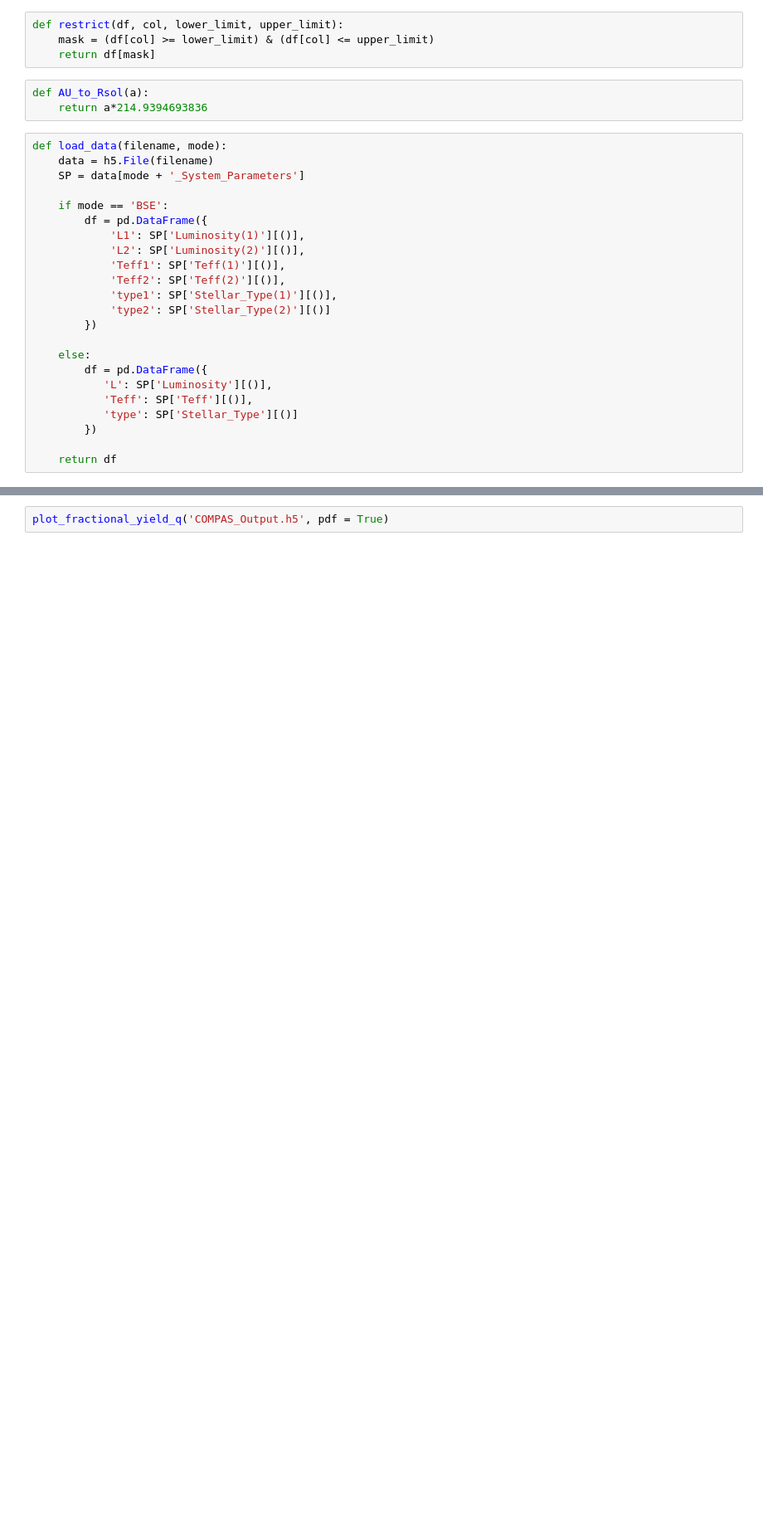
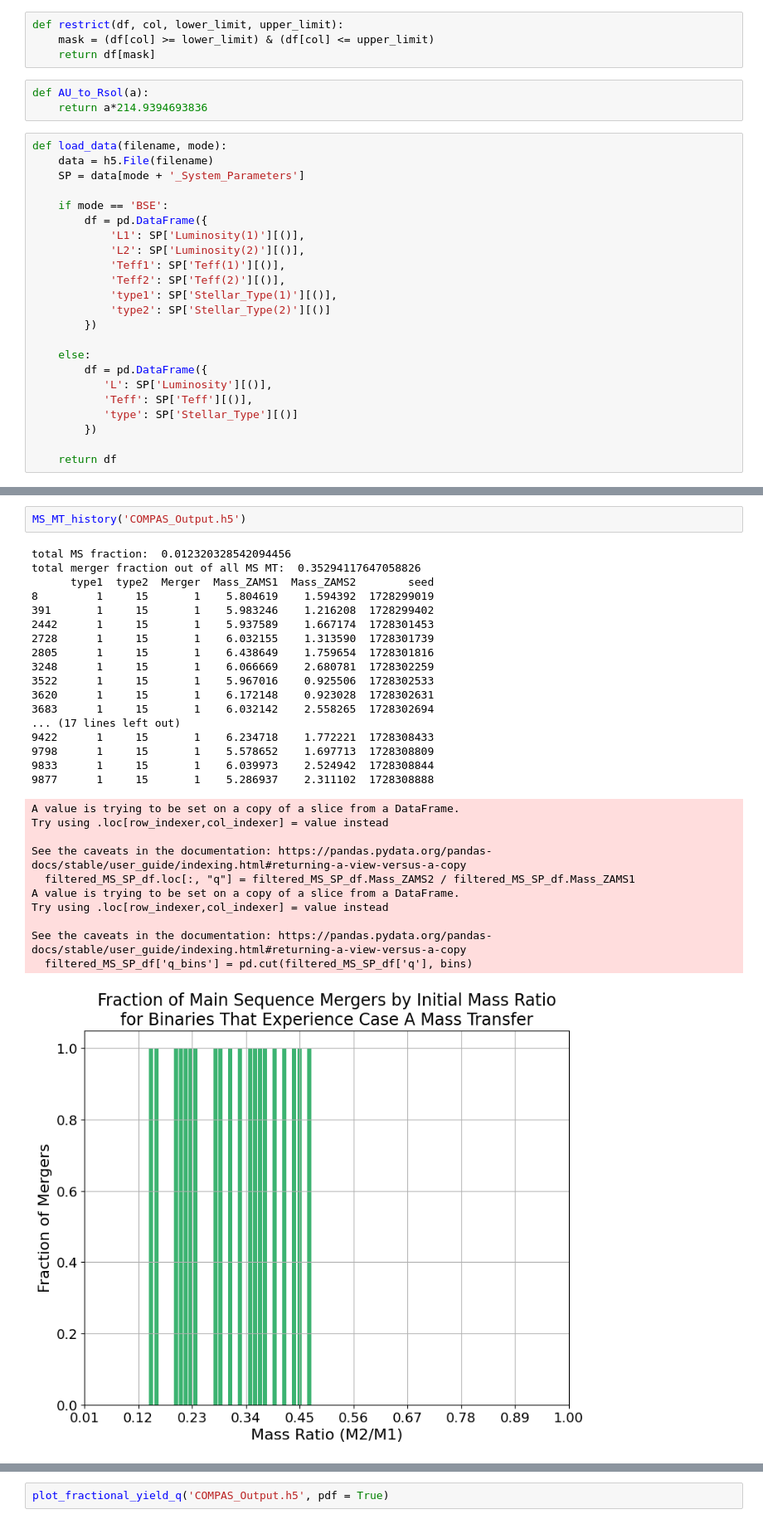
Before and after one commit to mkim0029/COMPAS, a Jupyter notebook: src/Initial_distribution/read.ipynb, the cells around one changed output, grey strips where cells are left out. Shown at 83% size. Drawn from its saved outputs; the diff is of its cells as text; blank space fills up the shorter version.

Commit message:
looked at MS MT data

```diff
--- a/src/Initial_distribution/read.ipynb
+++ b/src/Initial_distribution/read.ipynb
@@ -39,3 +108,34 @@ def load_data(filename, mode):
+# %%
+MS_MT_history('COMPAS_Output.h5')
+# %% [output]
+total MS fraction:  0.012320328542094456
+total merger fraction out of all MS MT:  0.35294117647058826
+      type1  type2  Merger  Mass_ZAMS1  Mass_ZAMS2        seed
+8         1     15       1    5.804619    1.594392  1728299019
+391       1     15       1    5.983246    1.216208  1728299402
+2442      1     15       1    5.937589    1.667174  1728301453
+2728      1     15       1    6.032155    1.313590  1728301739
+2805      1     15       1    6.438649    1.759654  1728301816
+3248      1     15       1    6.066669    2.680781  1728302259
+3522      1     15       1    5.967016    0.925506  1728302533
+3620      1     15       1    6.172148    0.923028  1728302631
+3683      1     15       1    6.032142    2.558265  1728302694
+... (17 lines left out)
+9422      1     15       1    6.234718    1.772221  1728308433
+9798      1     15       1    5.578652    1.697713  1728308809
+9833      1     15       1    6.039973    2.524942  1728308844
+9877      1     15       1    5.286937    2.311102  1728308888
+A value is trying to be set on a copy of a slice from a DataFrame.
+Try using .loc[row_indexer,col_indexer] = value instead
+
+See the caveats in the documentation: https://pandas.pydata.org/pandas-docs/stable/user_guide/indexing.html#returning-a-view-versus-a-copy
+  filtered_MS_SP_df.loc[:, "q"] = filtered_MS_SP_df.Mass_ZAMS2 / filtered_MS_SP_df.Mass_ZAMS1
+A value is trying to be set on a copy of a slice from a DataFrame.
+Try using .loc[row_indexer,col_indexer] = value instead
+
+See the caveats in the documentation: https://pandas.pydata.org/pandas-docs/stable/user_guide/indexing.html#returning-a-view-versus-a-copy
+  filtered_MS_SP_df['q_bins'] = pd.cut(filtered_MS_SP_df['q'], bins)
+[figure, added]
 # %%
 def plot_fractional_yield_q(filename, pdf = False):
     data = h5.File(filename)
```
Also changed, not shown: parts of 1 cell of this notebook.
